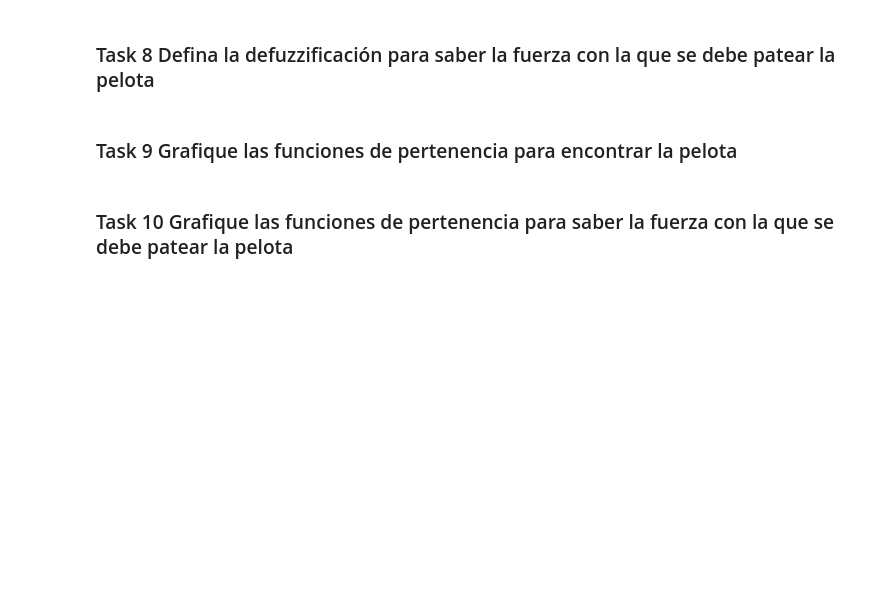
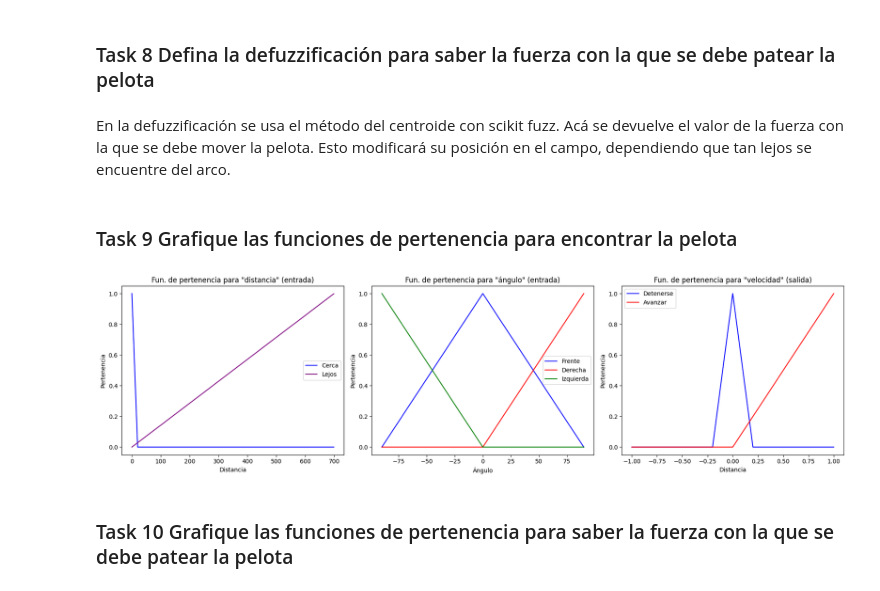
Before and after one commit to Aristondo01/Lab9_ModSim, a Jupyter notebook: Lab9.ipynb, the cells around one changed output. Cells and saved outputs as stored; diff of their text form; code cells hidden in the pictures; blank space fills up the shorter version.

```diff
--- a/Lab9.ipynb
+++ b/Lab9.ipynb
@@ -47,6 +78,68 @@ Las variables linguísticas (salida) para el movimiento del robot son las siguie
 # %% [markdown]
 ### Task 8 Defina la defuzzificación para saber la fuerza con la que se debe patear la pelota
+# %% [markdown]
+En la defuzzificación se usa el método del centroide con scikit fuzz. Acá se devuelve el valor de la fuerza con la que se debe mover la pelota. Esto modificará su posición en el campo, dependiendo que tan lejos se encuentre del arco.
 # %% [markdown]
 ### Task 9 Grafique las funciones de pertenencia para encontrar la pelota
+# %%
+HEIGHT = 500
+WIDTH = 700
+# %%
+velocidad = np.arange(-1, 1.1, 0.1)
+velocidad_detenerse = fuzz.trimf(velocidad, [-0.2, 0, 0.2])
+velocidad_avanzar = fuzz.trimf(velocidad, [0, 1, 1])
+
+distancia = np.arange(0, WIDTH, 1)
+distancia_cerca = fuzz.trimf(distancia, [0, 0, 20])
+distancia_lejos = fuzz.trimf(distancia, [0, WIDTH, WIDTH])
+
+angulo = np.arange(-90, 91, 1)
+angulo_frente = fuzz.trimf(angulo, [-90, 0, 90])
+angulo_derecha = fuzz.trimf(angulo, [0, 90, 90])
+angulo_izquierda = fuzz.trimf(angulo, [-90, -90, 0])
+
+distancia_input = ctrl.Antecedent(np.arange(0, WIDTH, 1), 'distancia')
+angulo_input = ctrl.Antecedent(np.arange(-90, 91, 1), 'angulo')
+velocidad_output= ctrl.Consequent(np.arange(-1, 1.1, 0.1), 'velocidad')
+
+distancia_input['cerca'] = distancia_cerca
+distancia_input['lejos'] = distancia_lejos
+
+angulo_input['enfrente'] = angulo_frente
+angulo_input['derecha'] = angulo_derecha
+angulo_input['izquierda'] = angulo_izquierda
+
+velocidad_output['detenerse'] = velocidad_detenerse
+velocidad_output['avanzar'] = velocidad_avanzar
+
+fig, axs = plt.subplots(1, 3, figsize=(18, 5))
+axs[0].plot(distancia, distancia_cerca, label='Cerca', color='blue')
+axs[0].plot(distancia, distancia_lejos, label='Lejos', color='purple')
+axs[0].set_xlabel('Distancia')
+axs[0].set_ylabel('Pertenencia')
+axs[0].legend()
+axs[0].set_title('Fun. de pertenencia para "distancia" (entrada)')
+
+axs[1].plot(angulo, angulo_frente, label='Frente', color='blue')
+axs[1].plot(angulo, angulo_derecha, label='Derecha', color='red')
+axs[1].plot(angulo, angulo_izquierda, label='Izquierda', color='green')
+axs[1].set_xlabel('Ángulo')
+axs[1].set_ylabel('Pertenencia')
+axs[1].legend()
+axs[1].set_title('Fun. de pertenencia para "ángulo" (entrada)')
+
+
+axs[2].plot(velocidad, velocidad_detenerse, label='Detenerse', color='blue')
+axs[2].plot(velocidad, velocidad_avanzar, label='Avanzar', color='red')
+#axs[2].axvline(x=0,color = "blue",ymin=0.05,ymax=1.0)
+axs[2].set_xlabel('Distancia')
+axs[2].set_ylabel('Pertenencia')
+axs[2].legend()
+axs[2].set_title('Fun. de pertenencia para "velocidad" (salida)')
+
+plt.tight_layout()
+plt.show()
+# %% [output]
+[figure, added]
 # %% [markdown]
 ### Task 10 Grafique las funciones de pertenencia para saber la fuerza con la que se debe patear la pelota
```
Also changed, not shown: parts of 17 cells of this notebook, 2 other files.
